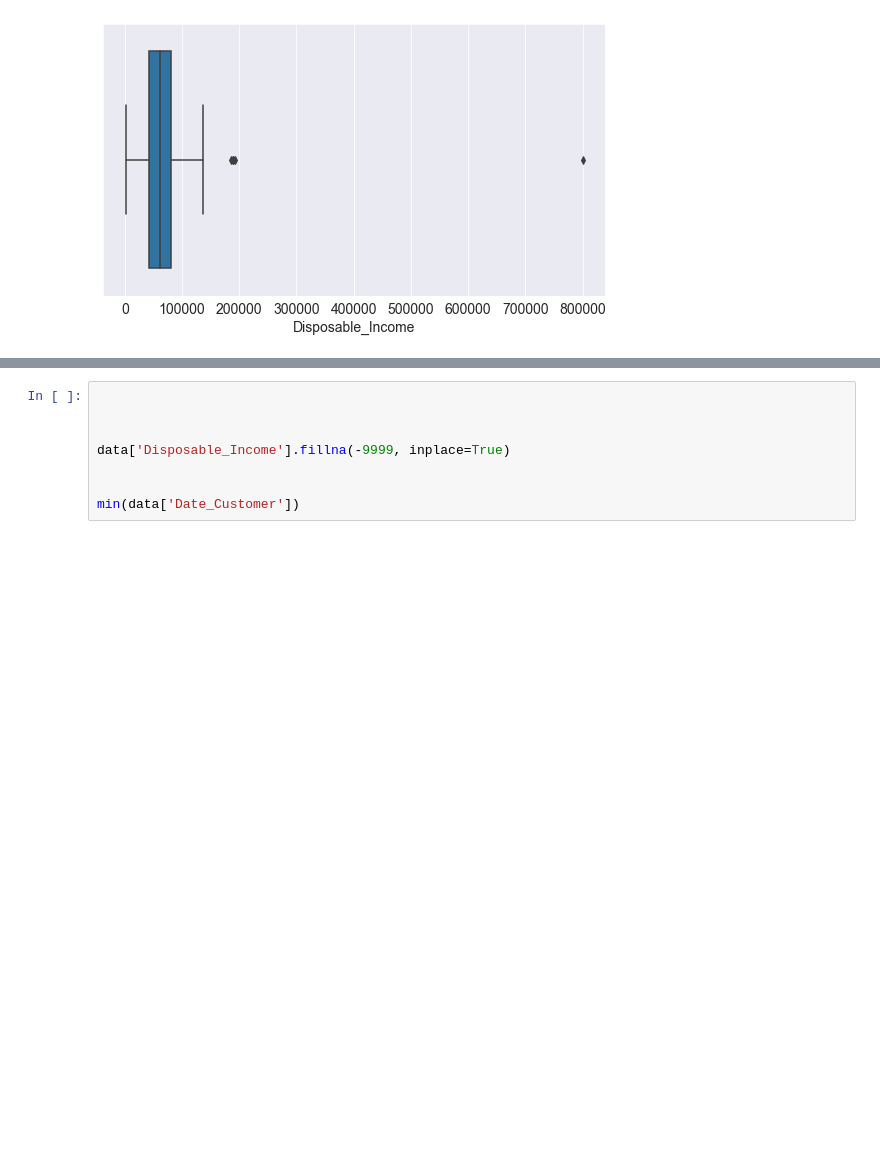
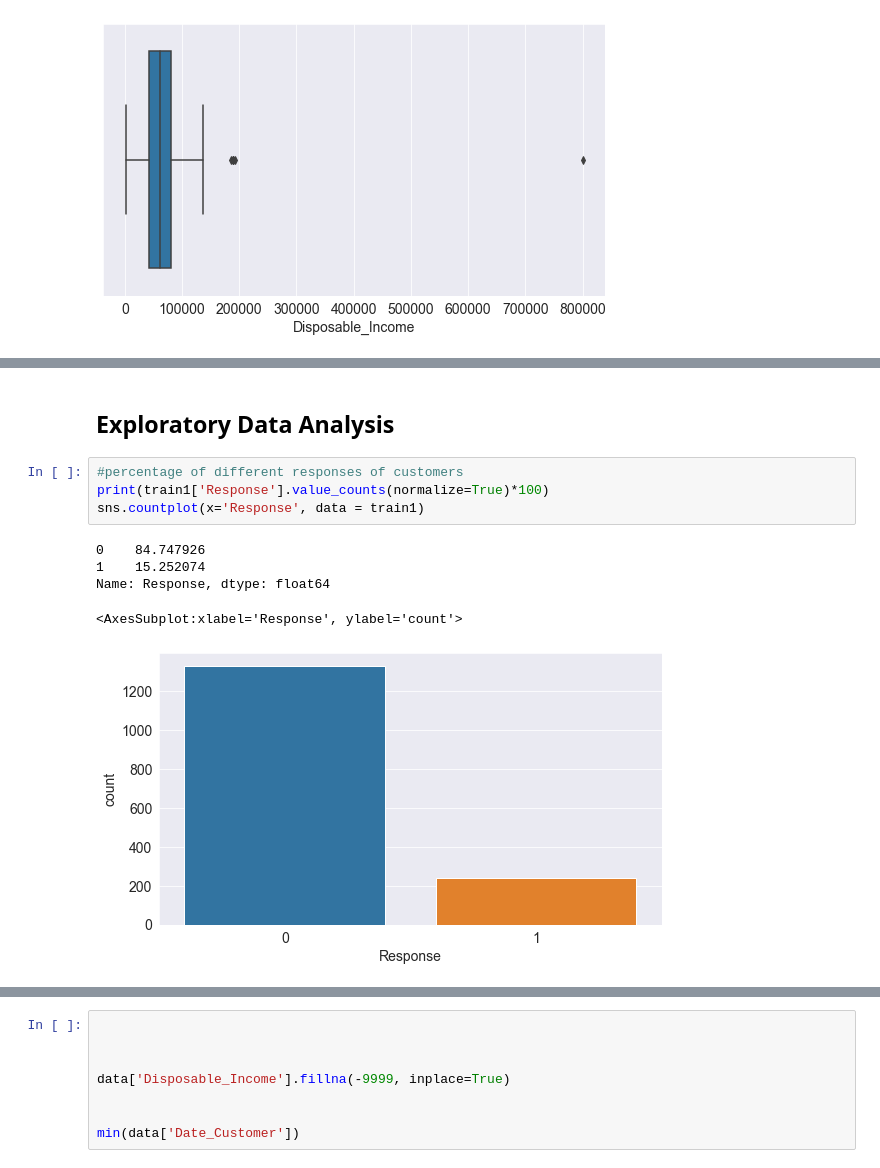
Before and after one commit to hope205/Customers_Campaign_Response, a Jupyter notebook: Final_Customer_Campaign.ipynb, the cells around one changed output, grey strips where cells are left out. Drawn from its saved outputs; the diff is of its cells as text; blank space fills up the shorter version.

```diff
--- a/Final_Customer_Campaign.ipynb
+++ b/Final_Customer_Campaign.ipynb
@@ -102,0 +99,12 @@ data.describe(include='all').T
+# %% [markdown]
+## Exploratory Data Analysis
+# %%
+#percentage of different responses of customers
+print(train1['Response'].value_counts(normalize=True)*100)
+sns.countplot(x='Response', data = train1)
+# %% [output]
+0    84.747926
+1    15.252074
+Name: Response, dtype: float64
+<AxesSubplot:xlabel='Response', ylabel='count'>
+[figure, added]
```
Also changed, not shown: parts of 29 cells of this notebook.
